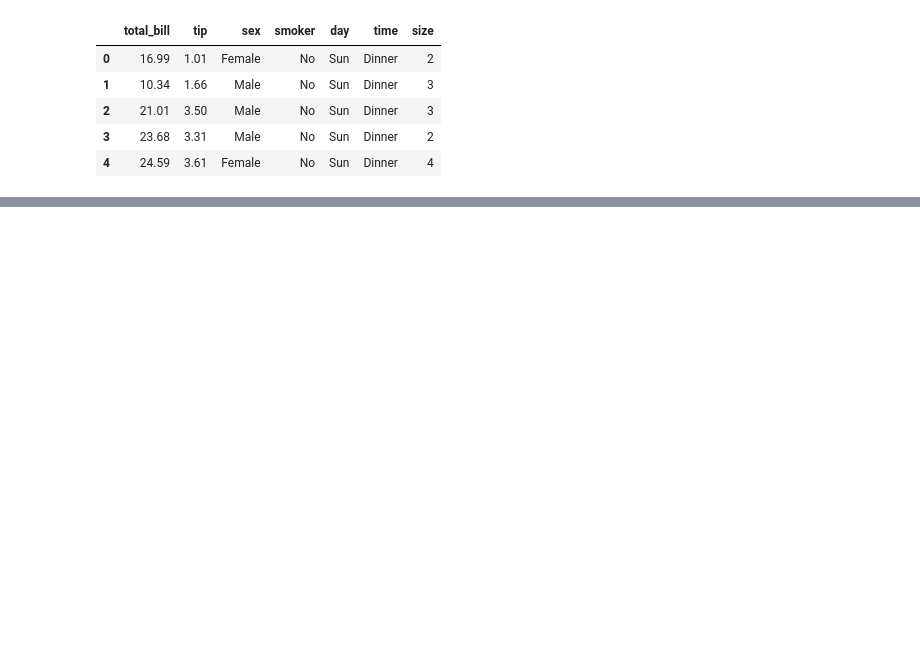
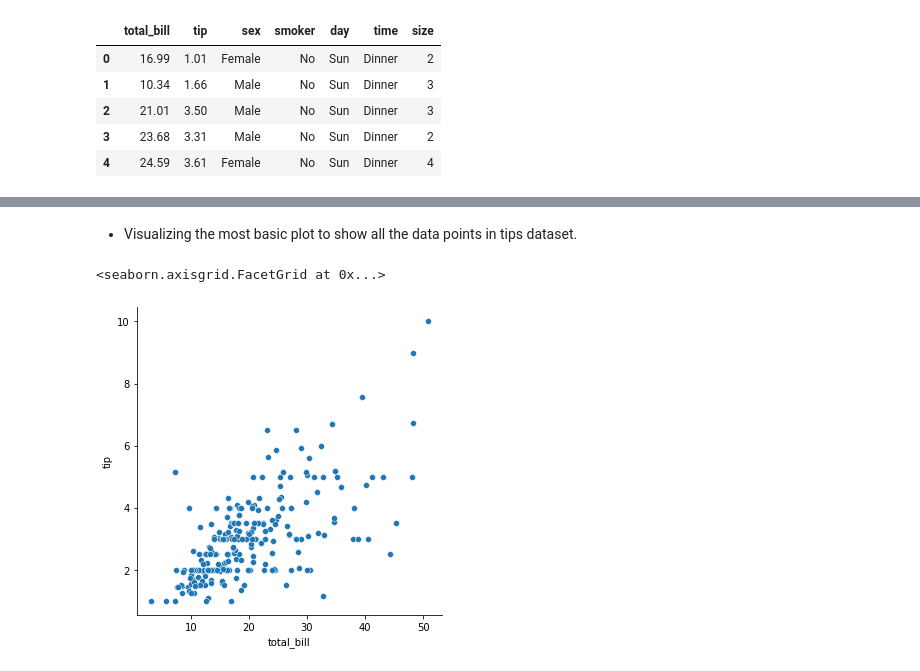
Before and after one commit to coderanandmaurya/seaborn, a Jupyter notebook: seaborn.ipynb, the cells around one changed output, grey strips where cells are left out. Saved outputs shown, nothing was run; the diff lists cells and outputs as text; code cells hidden in the pictures; blank space fills up the shorter version.

```diff
--- a/seaborn.ipynb
+++ b/seaborn.ipynb
@@ -19,5 +19,5 @@ Requirement already satisfied: six>=1.5 in /usr/local/lib/python3.7/dist-package
 # %%
 import seaborn as sns
 # %%
-df=sns.load_dataset("tips")
+tips=sns.load_dataset("tips")
 # %%
@@ -42,0 +43,7 @@ anan'd
+# %% [markdown]
+- Visualizing the most basic plot to show all the data points in tips dataset.
+# %%
+sns.relplot(x ="total_bill", y ="tip", data = tips)
+# %% [output]
+<seaborn.axisgrid.FacetGrid at 0x...>
+[figure, added]
```
Also changed, not shown: parts of 14 cells of this notebook.
